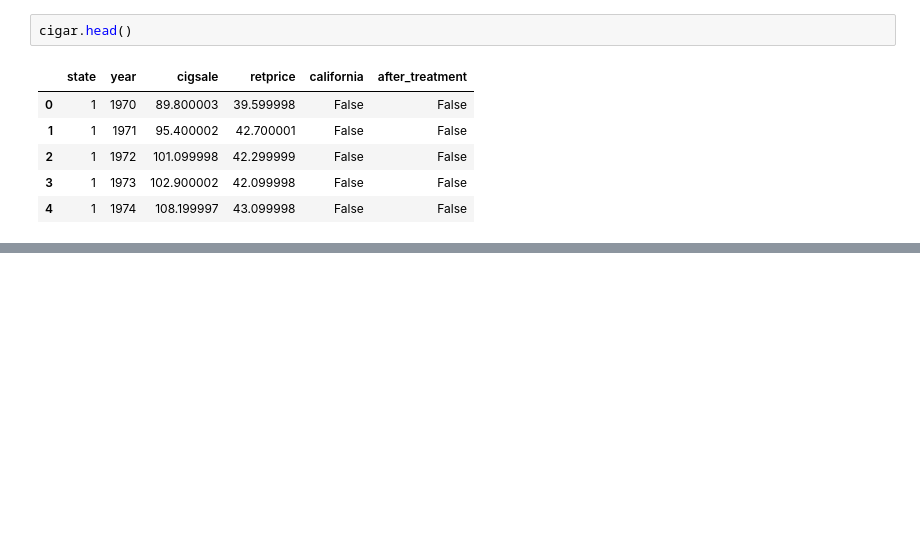
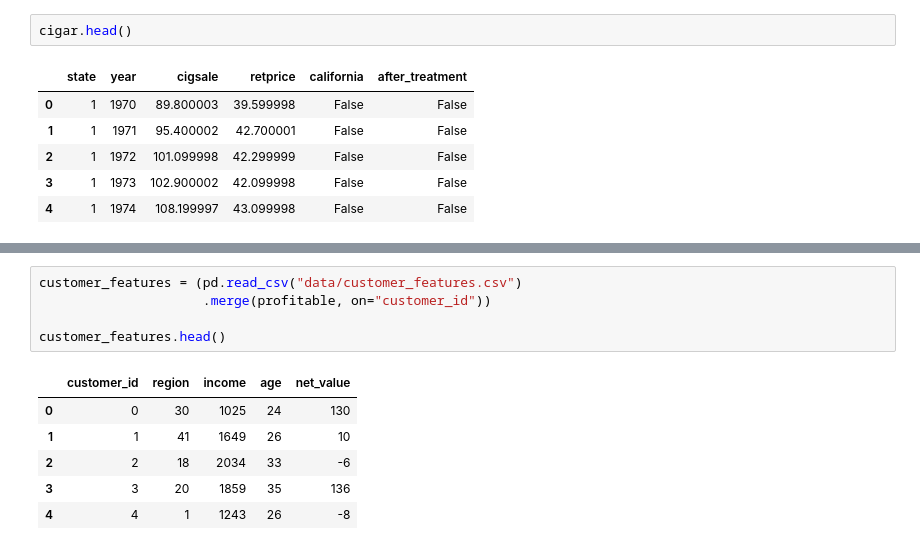
Before and after one commit to orionstar1987/python-causality-handbook, a Jupyter notebook: causal-inference-for-the-brave-and-true/00.Useful-Scripts.ipynb, the cells around one changed output, grey strips where cells are left out. Saved outputs shown, nothing was run; the diff lists cells and outputs as text; blank space fills up the shorter version.

```diff
--- a/causal-inference-for-the-brave-and-true/00.Useful-Scripts.ipynb
+++ b/causal-inference-for-the-brave-and-true/00.Useful-Scripts.ipynb
@@ -497,0 +526,12 @@ inverted
+# %%
+customer_features = (pd.read_csv("data/customer_features.csv")
+                     .merge(profitable, on="customer_id"))
+
+customer_features.head()
+# %% [output]
+|  | customer_id | region | income | age | net_value |
+| 0 | 0 | 30 | 1025 | 24 | 130 |
+| 1 | 1 | 41 | 1649 | 26 | 10 |
+| 2 | 2 | 18 | 2034 | 33 | -6 |
+| 3 | 3 | 20 | 1859 | 35 | 136 |
+| 4 | 4 | 1 | 1243 | 26 | -8 |
```
Also changed, not shown: parts of 4 cells of this notebook, 1 other file.
